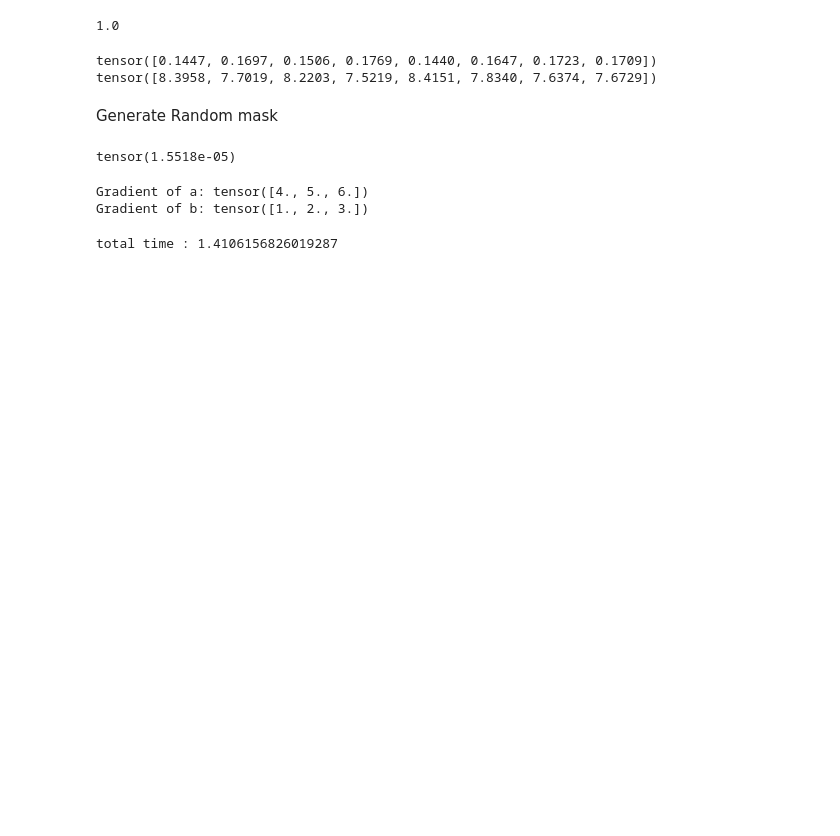
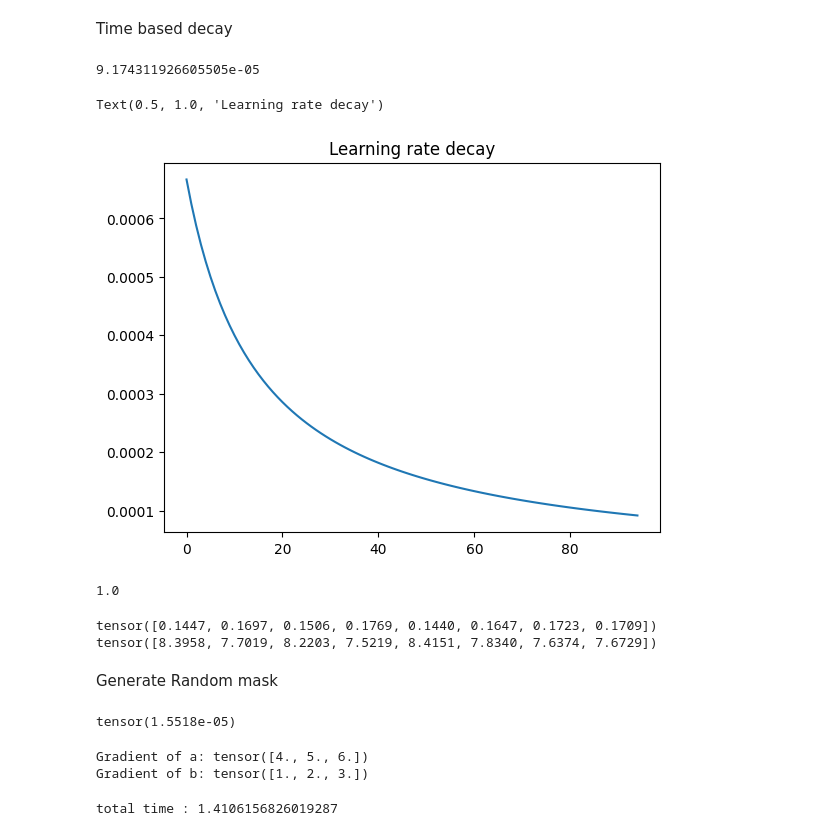
Before and after one commit to Aseer-Ahmad/Mask-OsmosisNet, a Jupyter notebook: test.ipynb, the cells around one changed output. Drawn from its saved outputs; the diff is of its cells as text; code cells hidden in the pictures; blank space fills up the shorter version.

```diff
--- a/test.ipynb
+++ b/test.ipynb
@@ -5,3 +129,29 @@ import torch
+# %% [markdown]
+Time based decay
+# %%
+import matplotlib.pyplot as plt
+
+def lr_time_based_decay(epoch, lr):
+    return lr * 1 / (1 + decay * epoch)
+
+
+slr = 0.001
+decay = 0.1
+iter = 100
+
+# plot the learning rate decay
+lrs = []
+for i in range(5, iter):
+    lrs.append(lr_time_based_decay(i, slr))
+
+
+print(lrs[-1])
+plt.plot(lrs)
+plt.title('Learning rate decay')
+# %% [output]
+9.174311926605505e-05
+Text(0.5, 1.0, 'Learning rate decay')
+[figure, added]
 # %%
 class OffsetEvolve():
     def __init__(self, init_offset, final_offset, max_iter):
```
Also changed, not shown: parts of 5 cells of this notebook, 13 other files.
